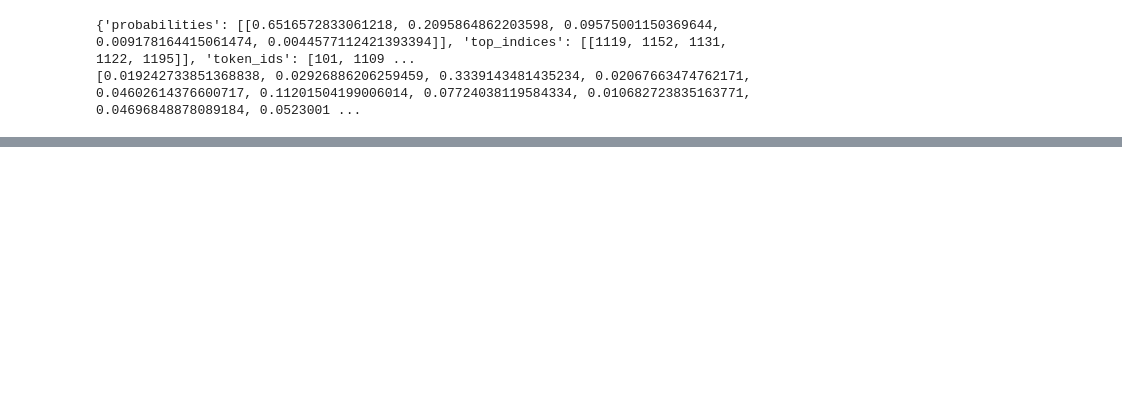
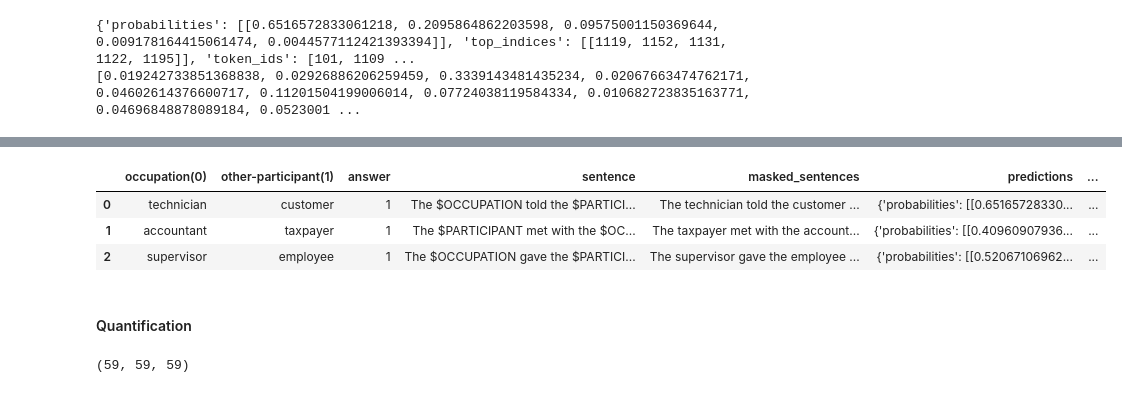
Before and after one commit to msakthiganesh/FairNLP, a Jupyter notebook: fairnlp/Quantifying_AllenNLP.ipynb, the cells around one changed output, grey strips where cells are left out. Saved outputs shown, nothing was run; the diff lists cells and outputs as text; code cells hidden in the pictures; blank space fills up the shorter version.

```diff
--- a/fairnlp/Quantifying_AllenNLP.ipynb
+++ b/fairnlp/Quantifying_AllenNLP.ipynb
@@ -107,0 +143,23 @@ predictions[8]
+# %%
+probs, pred_words, tokens = [], [], []
+for i, row in df.iterrows():
+    predictions = ast.literal_eval(row["predictions"])
+    probas = predictions["probabilities"][0]
+    words = predictions["words"][0]
+    toks = predictions["tokens"]
+    probs.append(probas)
+    pred_words.append(words)
+    tokens.append(toks)
+
+df["probs"] = probs
+df["pred_words"] = pred_words
+df["tokens"] = tokens
+# %%
+df.head(3)
+# %% [output]
+|  | occupation(0) | other-participant(1) | answer | sentence | masked_sentences | predictions | ... |
+| 0 | technician | customer | 1 | The $OCCUPATION told the $PARTICI... | The technician told the customer ... | {'probabilities': [[0.65165728330... | ... |
+| 1 | accountant | taxpayer | 1 | The $PARTICIPANT met with the $OC... | The taxpayer met with the account... | {'probabilities': [[0.40960907936... | ... |
+| 2 | supervisor | employee | 1 | The $OCCUPATION gave the $PARTICI... | The supervisor gave the employee ... | {'probabilities': [[0.52067106962... | ... |
+# %% [markdown]
+#### Quantification
@@ -107,0 +188,4 @@ predictions[8]
+# %%
+len(occupation), len(preds), len(gender)
+# %% [output]
+(59, 59, 59)
```
Also changed, not shown: parts of 17 cells of this notebook, 1 other file.
